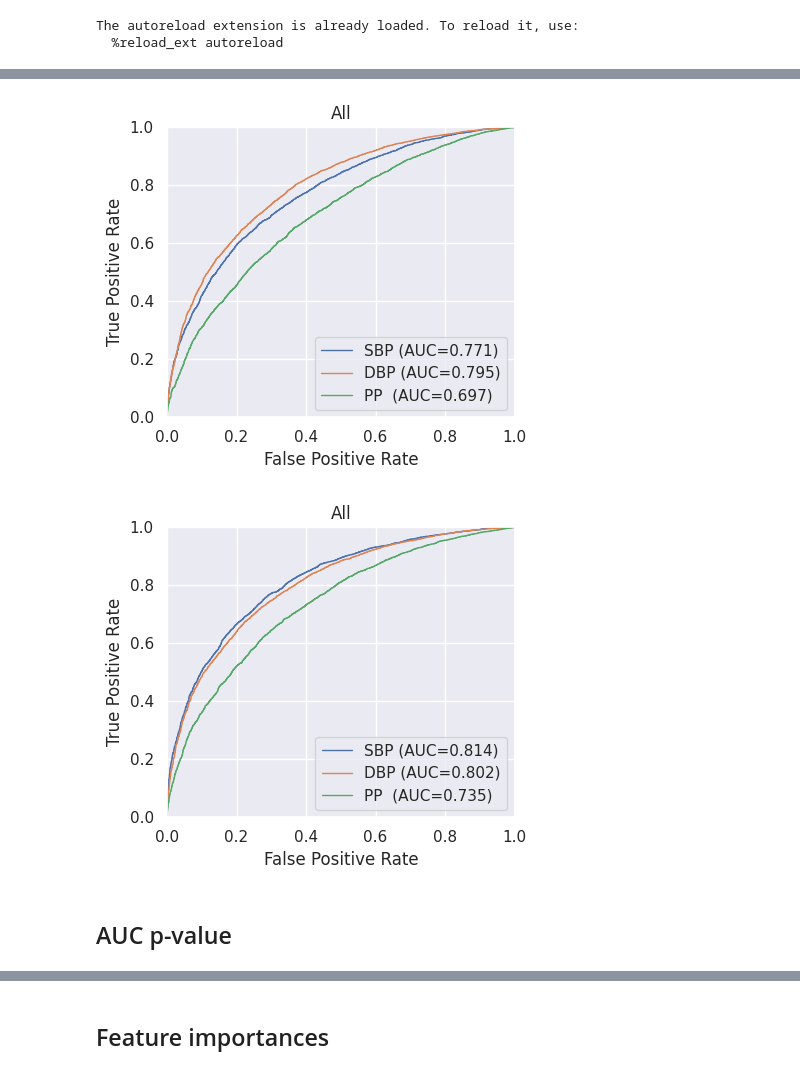
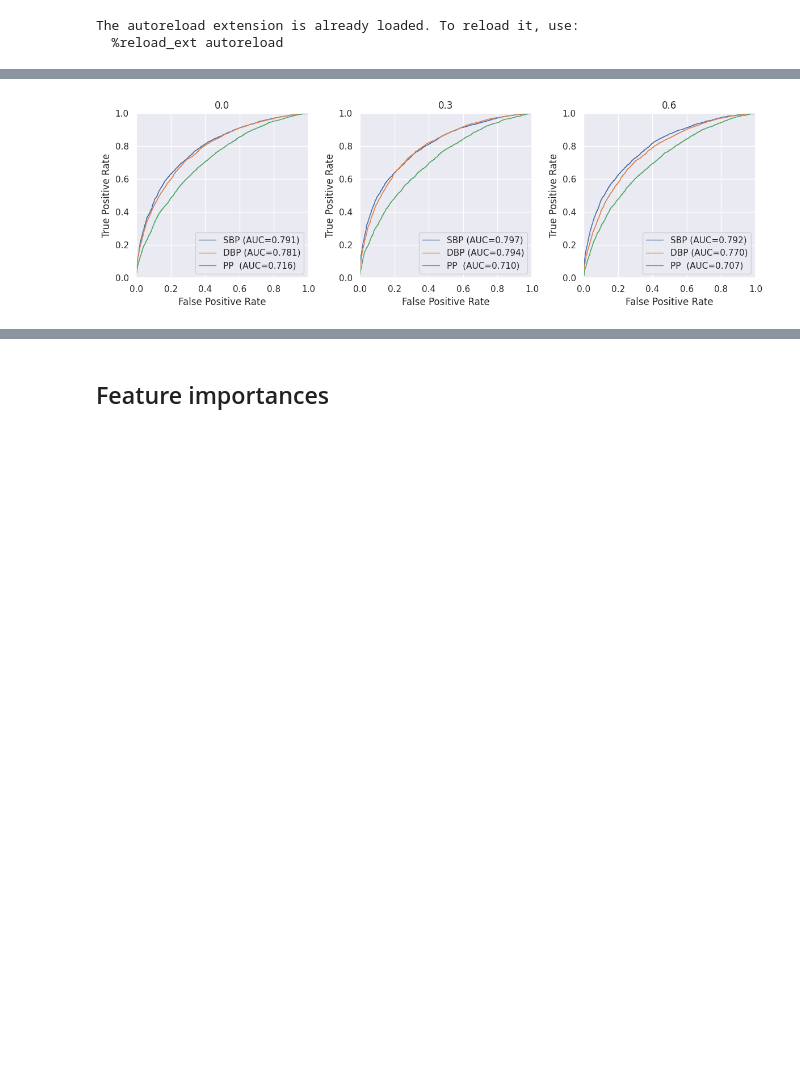
Before and after one commit to ipolharvard/biobank_olink, a Jupyter notebook: notebooks/exp_two_extremes.ipynb, the cells around one changed output, grey strips where cells are left out. Saved outputs shown, nothing was run; the diff lists cells and outputs as text; code cells hidden in the pictures; blank space fills up the shorter version.

```diff
--- a/notebooks/exp_two_extremes.ipynb
+++ b/notebooks/exp_two_extremes.ipynb
@@ -18,13 +16,14 @@ DATA_DIR = files("biobank_olink.data")
 The autoreload extension is already loaded. To reload it, use:
   %reload_ext autoreload
 # %%
-results = [json.load(p.open()) for p in (DATA_DIR / "../../results").iterdir()]
+results = [json.load(p.open()) for p in (PROJECT_ROOT / "results").iterdir()]
 results = pd.DataFrame(chain.from_iterable(results))
-results.loc[results.model.isnull(), "model"] = "xgb"
+results.loc[results.model.isna(), "model"] = "xgb"
 results["target"] = results.target.str.upper()
 
 targets = ["SBP", "DBP", "PP"]
-panels = ["all"]#, "cardiometabolic", "inflammation"]
+panels = ["all", "inflammation"]
 
-results_base = results.loc[results.interactions.isin((0, np.nan, None)) & results.n_best_feats.isin((0, np.nan, None))]
+results_base = results.loc[
+    results.interactions.isin((0, np.nan, None)) & results.n_best_feats.isin((0, np.nan, None))]
 # %%
@@ -72,37 +67,35 @@ sns.catplot(data=pd.concat([results_xgb, results_lr]), x="target", y="auc_score"
 # %%
 from sklearn.metrics import roc_curve, auc
 import matplotlib.pyplot as plt
 
 
-def plot_auc_curve_by_panels(results, panels):
+def plot_auc_curve_by_panels(results, res_feat):
     plt.figure(figsize=(12, 4))
-    for i, panel in enumerate(panels, 1):
+    for i, feat in enumerate(results[res_feat].unique(), 1):
         plt.subplot(1, 3, i)
         plt.xlim([0, 1.0])
         plt.ylim([0, 1.0])
         plt.xlabel('False Positive Rate')
         plt.ylabel('True Positive Rate')
-        plt.title(panel.title())
+        plt.title(str(feat).title())
 
         for target in targets:
-            single_case = results.loc[(results.target == target) & (results.panel == panel)]
+            single_case = results.loc[(results.target == target) & (results[res_feat] == feat)]
+            if single_case.empty:
+                continue
             y_test, y_prob = single_case["y_test"].values, single_case["y_proba"].values
             y_test, y_prob = np.concatenate(y_test), np.concatenate(y_prob)
 
             fpr, tpr, _ = roc_curve(y_test, y_prob)
             auc_score = auc(fpr, tpr)
             plt.plot(fpr, tpr, lw=1, label=f"{target:<3} (AUC={auc_score:.3f})")
 
         plt.legend(loc='lower right')
 
     plt.tight_layout()
 
 
-plot_auc_curve_by_panels(results_xgb, panels)
+plot_auc_curve_by_panels(results_xgb.loc[results_xgb.panel == "all"], "nan_th")
 plt.show()
-plot_auc_curve_by_panels(results_lr, panels)
 # %% [output]
-[figure, old version]
+[figure, new version]
-[figure, removed]
-# %% [markdown]
-## AUC p-value
```
Also changed, not shown: parts of 14 cells of this notebook, 4 other files.
